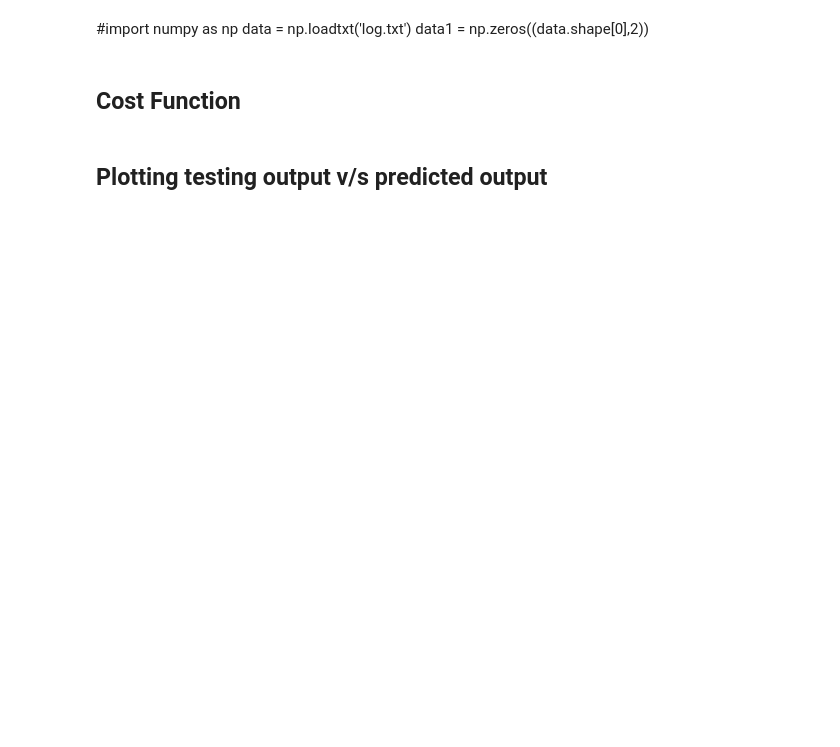
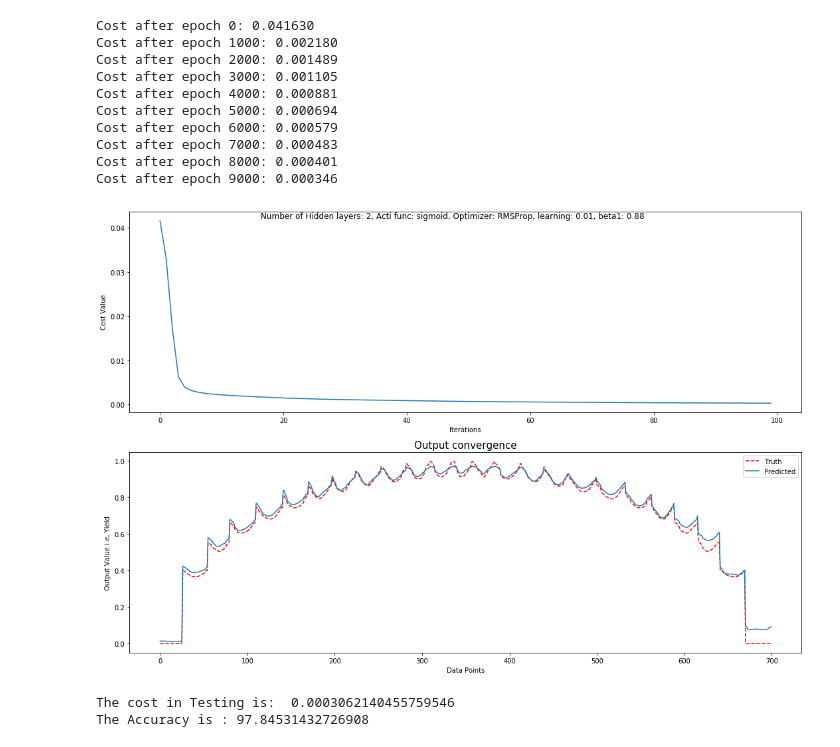
Before and after one commit to sushanthk15/My-NeuralNet-Library, a Jupyter notebook: AI_through_Neural_Network.ipynb, the cells around one changed output. Cells and saved outputs as stored; diff of their text form; code cells hidden in the pictures; blank space fills up the shorter version.

```diff
--- a/AI_through_Neural_Network.ipynb
+++ b/AI_through_Neural_Network.ipynb
@@ -532,14 +559,21 @@ class my_neural_network:
-# %% [markdown]
-#import numpy as np
-data = np.loadtxt('log.txt')
-data1 = np.zeros((data.shape[0],2))
 # %%
-#def NN_model(self, epochs, learning_rate, beta1 , batching=False, batch_size = None,  error_method = 'MSE', optimizer='GD')
 hidden_layer_dims = [15,15]
 model = my_neural_network(hidden_layer_dims)
-file_name = 'log.txt'
+file_name = 'Bigoni_resultant.txt'
 model.load_dataset(file_name)
 model.test_train_split()
-model.NN_model(40, 0.009,beta1=0.6,beta2=0.62, batching = True, batch_size= 64,optimizer = 'RMSProp')
+model.NN_model(10000, 0.01,beta1=0.8,beta2=0.88,activation_function = "sigmoid", batching = False, batch_size= None,optimizer = 'RMSProp')
+# %% [output]
+Cost after epoch 0: 0.041630
+Cost after epoch 1000: 0.002180
+Cost after epoch 2000: 0.001489
+Cost after epoch 3000: 0.001105
+Cost after epoch 4000: 0.000881
+Cost after epoch 5000: 0.000694
+Cost after epoch 6000: 0.000579
+Cost after epoch 7000: 0.000483
+Cost after epoch 8000: 0.000401
+Cost after epoch 9000: 0.000346
+[figure, added]
+The cost in Testing is:  0.0003062140455759546
+The Accuracy is : 97.84531432726908
-# %% [markdown]
-## Cost Function
@@ -549,2 +579,0 @@ plt.show()
-# %% [markdown]
-## Plotting testing output v/s predicted output
```
Also changed, not shown: parts of 5 cells of this notebook.
